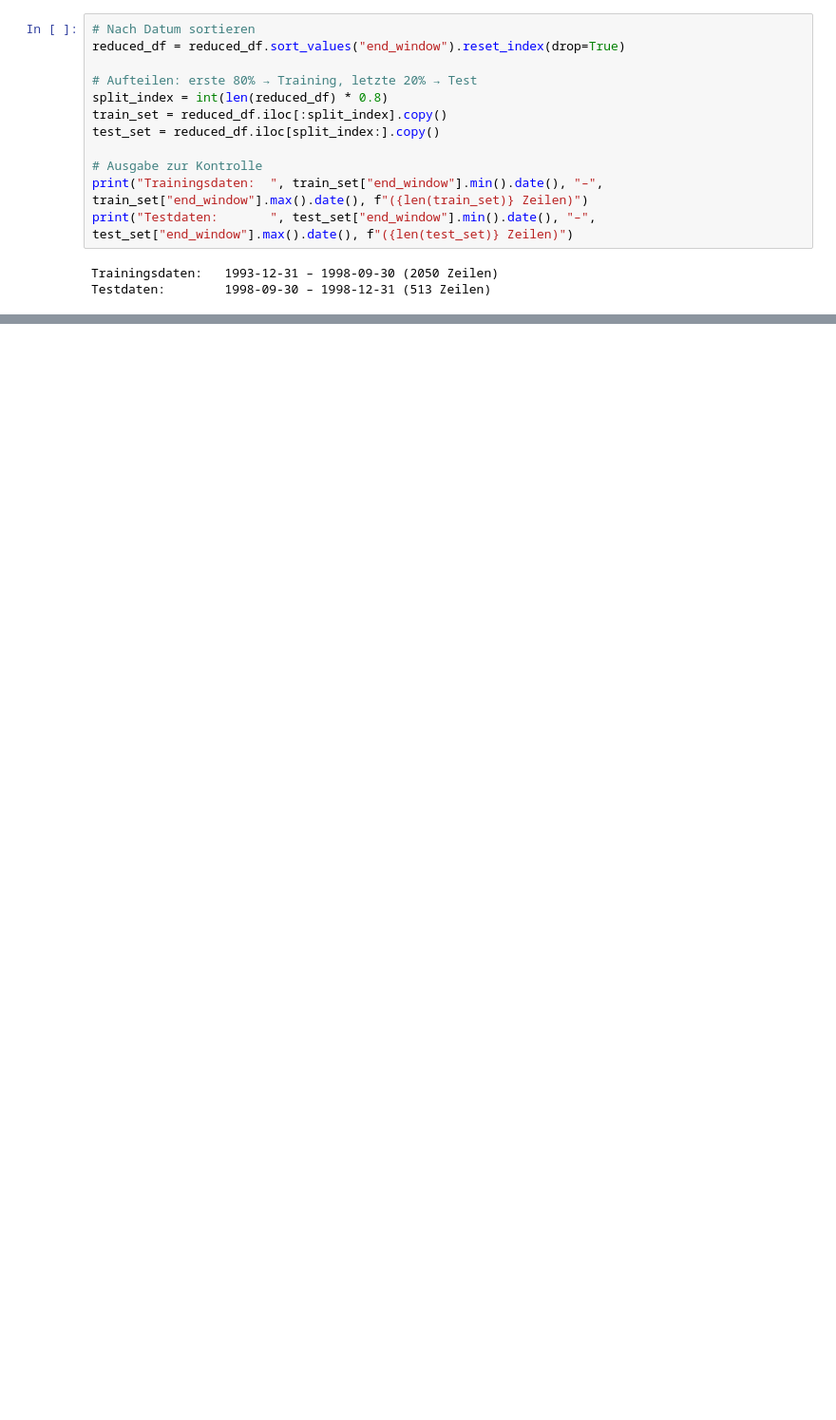
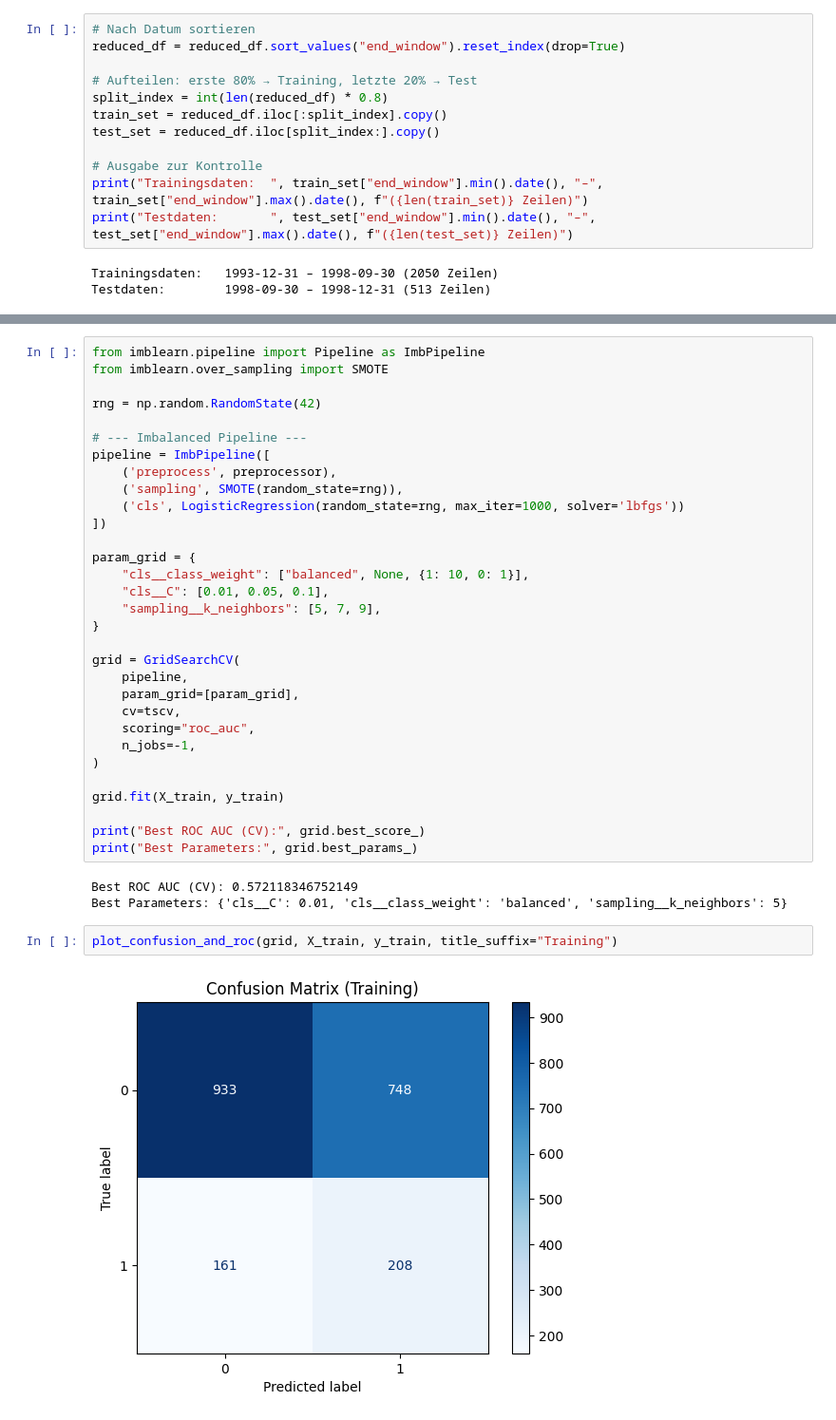
Before and after one commit to Steff72/aml_challenge, a Jupyter notebook: aml_challenge.ipynb, the cells around one changed output, grey strips where cells are left out. Shown at 95% size. Drawn from its saved outputs; the diff is of its cells as text; blank space fills up the shorter version.

Commit message:
baseline lin reg and smote

```diff
--- a/aml_challenge.ipynb
+++ b/aml_challenge.ipynb
@@ -2196,0 +2314,38 @@ Testdaten:        1998-09-30 – 1998-12-31 (513 Zeilen)
+# %%
+from imblearn.pipeline import Pipeline as ImbPipeline
+from imblearn.over_sampling import SMOTE
+
+rng = np.random.RandomState(42)
+
+# --- Imbalanced Pipeline ---
+pipeline = ImbPipeline([
+    ('preprocess', preprocessor),
+    ('sampling', SMOTE(random_state=rng)),
+    ('cls', LogisticRegression(random_state=rng, max_iter=1000, solver='lbfgs'))
+])
+
+param_grid = {
+    "cls__class_weight": ["balanced", None, {1: 10, 0: 1}],
+    "cls__C": [0.01, 0.05, 0.1],
+    "sampling__k_neighbors": [5, 7, 9],
+}
+
+grid = GridSearchCV(
+    pipeline,
+    param_grid=[param_grid],
+    cv=tscv,
+    scoring="roc_auc",
+    n_jobs=-1,
+)
+
+grid.fit(X_train, y_train)
+
+print("Best ROC AUC (CV):", grid.best_score_)
+print("Best Parameters:", grid.best_params_)
+# %% [output]
+Best ROC AUC (CV): 0.572118346752149
+Best Parameters: {'cls__C': 0.01, 'cls__class_weight': 'balanced', 'sampling__k_neighbors': 5}
+# %%
+plot_confusion_and_roc(grid, X_train, y_train, title_suffix="Training")
+# %% [output]
+[figure, added]
```
Also changed, not shown: parts of 14 cells of this notebook, 4 other files.
